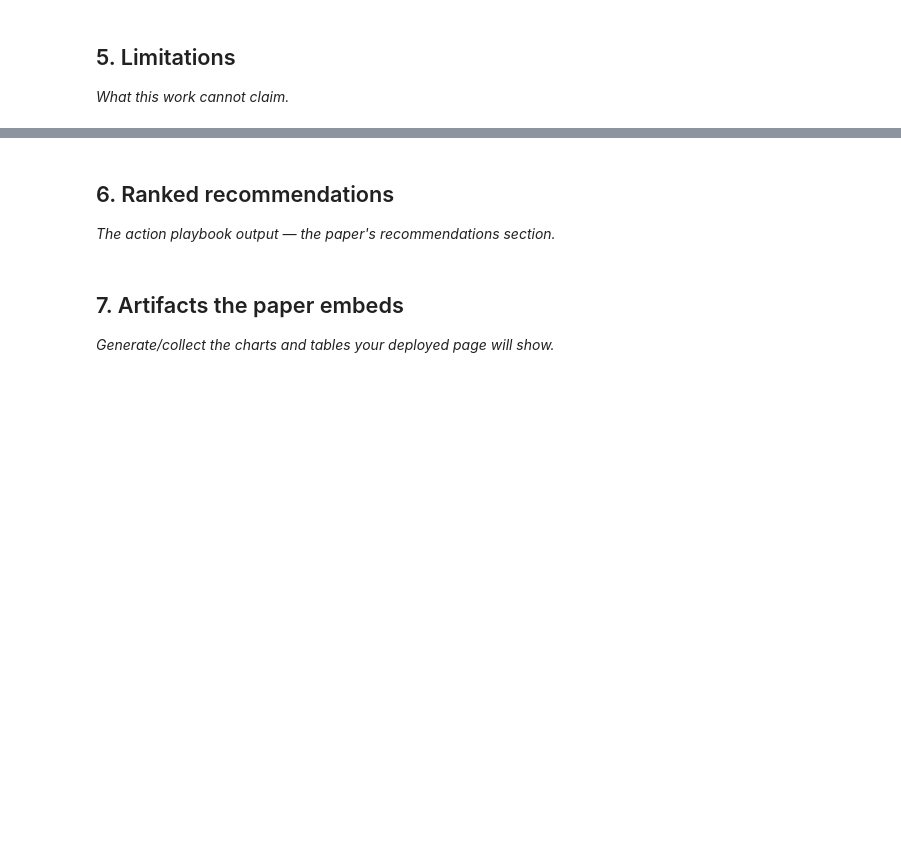
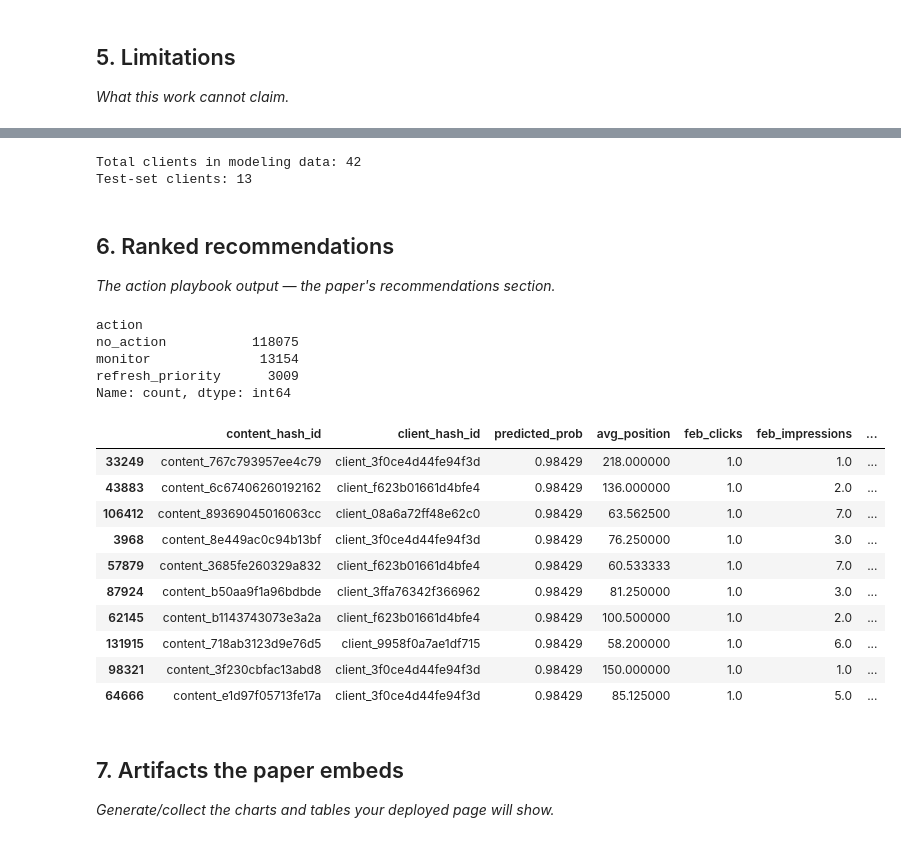
Before and after one commit to Arhxmz/Flyrank-Internship-ML, a Jupyter notebook: work/notebooks/capstone.ipynb, the cells around one changed output, grey strips where cells are left out. Cells and saved outputs as stored; diff of their text form; code cells hidden in the pictures; blank space fills up the shorter version.

```diff
--- a/work/notebooks/capstone.ipynb
+++ b/work/notebooks/capstone.ipynb
@@ -20,0 +136,22 @@ This skeleton is yours to fill. Work the sections **in order** — each one has
+# %%
+from sklearn.ensemble import HistGradientBoostingClassifier
+from sklearn.metrics import roc_auc_score
+
+# ---------- Train the model ----------
+model = HistGradientBoostingClassifier(random_state=42)
+model.fit(X_train, y_train)
+
+model_auc = roc_auc_score(y_test, model.predict_proba(X_test)[:, 1])
+print(f"Model AUC (test set): {model_auc:.3f}")
+
+# ---------- Score the Week 4 baseline on this SAME test set, for a fair comparison ----------
+test_df = modeling_df.iloc[test_idx].copy()
+
+# Baseline rule from Week 4: stale_but_visible = is_stale * has_visibility * impressions
+# (staleness isn't available here, so we use the visibility half as the closest honest comparison:
+#  score by raw impressions, same spirit as the baseline's visibility-driven ranking)
+baseline_score = test_df["feb_impressions"]
+baseline_auc = roc_auc_score(y_test, baseline_score)
+print(f"Baseline AUC (impressions-only, test set): {baseline_auc:.3f}")
+
+print(f"\nImprovement over baseline: {model_auc - baseline_auc:+.3f}")
@@ -29,7 +249,46 @@ This skeleton is yours to fill. Work the sections **in order** — each one has
+# %%
+print(f"Total clients in modeling data: {modeling_df['client_hash_id'].nunique()}")
+print(f"Test-set clients: {len(test_clients)}")
+# %% [output]
+Total clients in modeling data: 42
+Test-set clients: 13
 # %% [markdown]
 ## 6. Ranked recommendations
 
 *The action playbook output — the paper's recommendations section.*
+# %%
+# ---------- Score every page in the modeling set with the trained model ----------
+modeling_df["predicted_prob"] = model.predict_proba(modeling_df[feature_cols])[:, 1]
+
+ranked_recommendations = modeling_df.sort_values("predicted_prob", ascending=False)[
+    ["content_hash_id", "client_hash_id", "predicted_prob",
+     "avg_position", "feb_clicks", "feb_impressions", "is_declining"]
+].copy()
+
+ranked_recommendations["action"] = ranked_recommendations["predicted_prob"].apply(
+    lambda p: "refresh_priority" if p >= 0.7 else ("monitor" if p >= 0.4 else "no_action")
+)
+ranked_recommendations["reason_code"] = "predicted_decline_risk"
+
+print(ranked_recommendations["action"].value_counts())
+ranked_recommendations.head(10)
+# %% [output]
+action
+no_action           118075
+monitor              13154
+refresh_priority      3009
+Name: count, dtype: int64
+|  | content_hash_id | client_hash_id | predicted_prob | avg_position | feb_clicks | feb_impressions | ... |
+| 33249 | content_767c793957ee4c79 | client_3f0ce4d44fe94f3d | 0.98429 | 218.000000 | 1.0 | 1.0 | ... |
+| 43883 | content_6c67406260192162 | client_f623b01661d4bfe4 | 0.98429 | 136.000000 | 1.0 | 2.0 | ... |
+| 106412 | content_89369045016063cc | client_08a6a72ff48e62c0 | 0.98429 | 63.562500 | 1.0 | 7.0 | ... |
+| 3968 | content_8e449ac0c94b13bf | client_3f0ce4d44fe94f3d | 0.98429 | 76.250000 | 1.0 | 3.0 | ... |
+| 57879 | content_3685fe260329a832 | client_f623b01661d4bfe4 | 0.98429 | 60.533333 | 1.0 | 7.0 | ... |
+| 87924 | content_b50aa9f1a96bdbde | client_3ffa76342f366962 | 0.98429 | 81.250000 | 1.0 | 3.0 | ... |
+| 62145 | content_b1143743073e3a2a | client_f623b01661d4bfe4 | 0.98429 | 100.500000 | 1.0 | 2.0 | ... |
+| 131915 | content_718ab3123d9e76d5 | client_9958f0a7ae1df715 | 0.98429 | 58.200000 | 1.0 | 6.0 | ... |
+| 98321 | content_3f230cbfac13abd8 | client_3f0ce4d44fe94f3d | 0.98429 | 150.000000 | 1.0 | 1.0 | ... |
+| 64666 | content_e1d97f05713fe17a | client_3f0ce4d44fe94f3d | 0.98429 | 85.125000 | 1.0 | 5.0 | ... |
 # %% [markdown]
 ## 7. Artifacts the paper embeds
 
```
Also changed, not shown: parts of 10 cells of this notebook, 2 other files.
